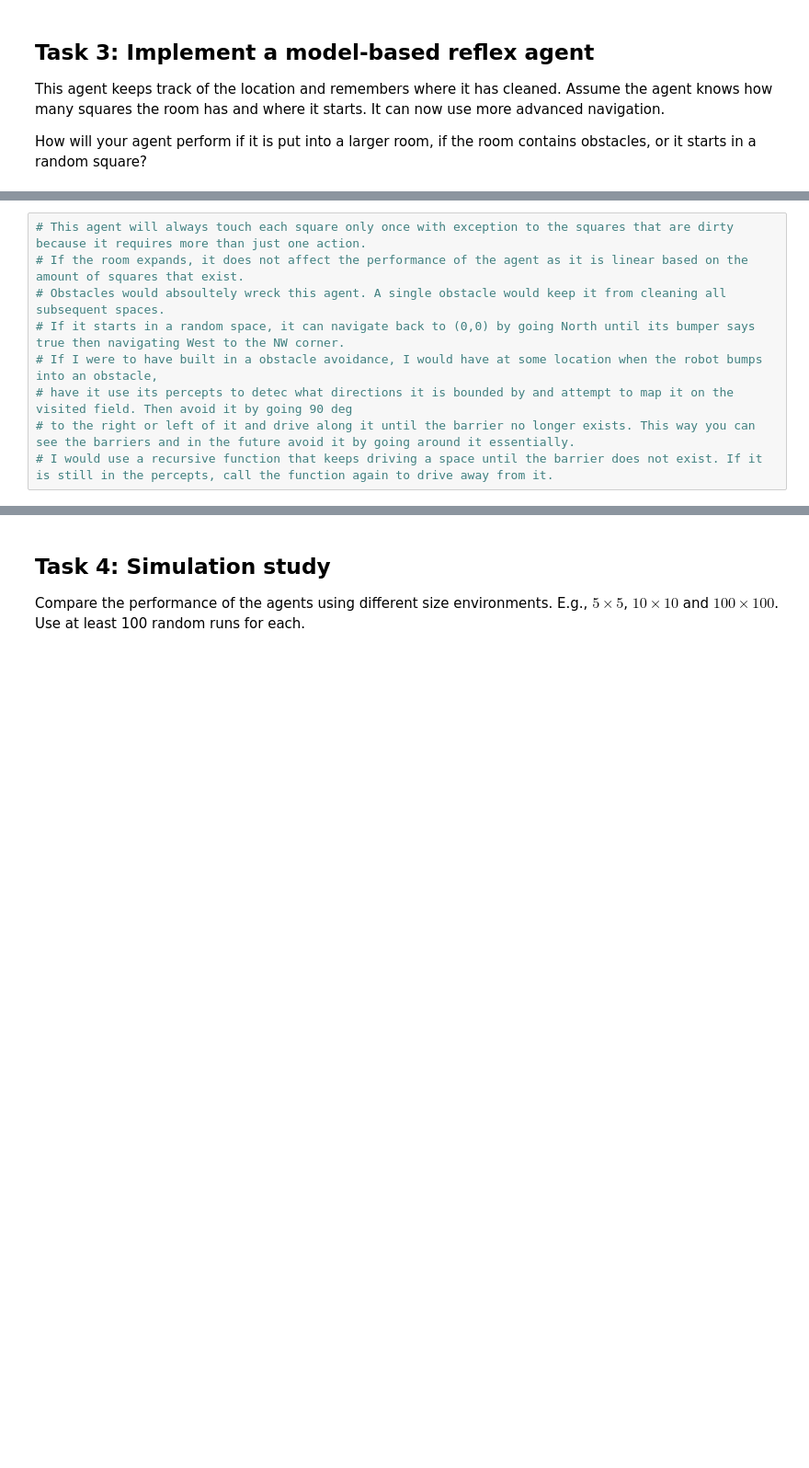
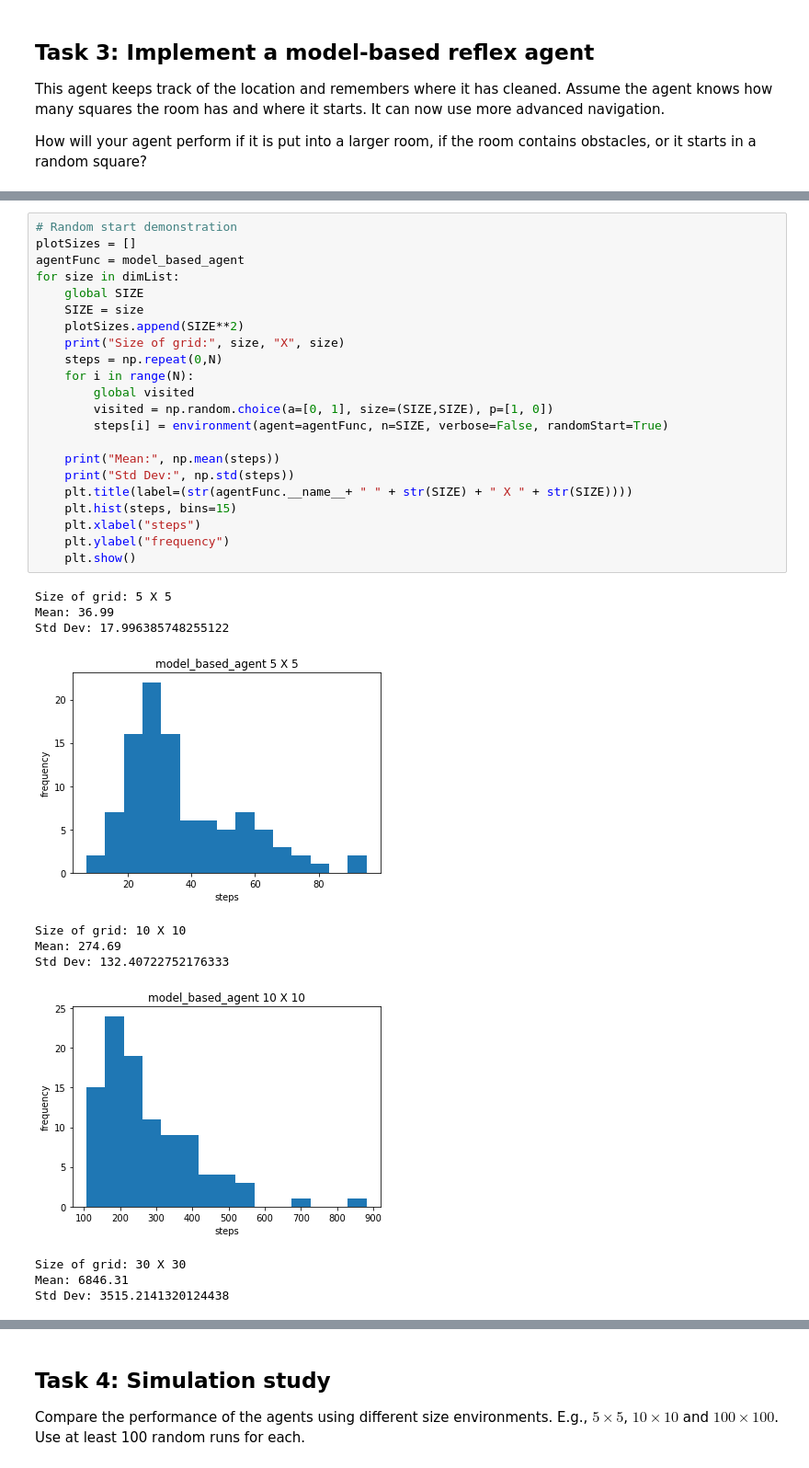
Before and after one commit to mitchmorrison2/CS7320-AI, a Jupyter notebook: Agents/simple_randomized_agent.ipynb, the cells around one changed output, grey strips where cells are left out. Shown at 92% size. Saved outputs shown, nothing was run; the diff lists cells and outputs as text; blank space fills up the shorter version.

```diff
--- a/Agents/simple_randomized_agent.ipynb
+++ b/Agents/simple_randomized_agent.ipynb
@@ -179,11 +204,36 @@ def model_based_agent(bumpers, dirty):
             nonvisitedRandom = random.choice(open)
             return nonvisitedRandom
-# %%
-# This agent will always touch each square only once with exception to the squares that are dirty because it requires more than just one action.
-# If the room expands, it does not affect the performance of the agent as it is linear based on the amount of squares that exist.
-# Obstacles would absoultely wreck this agent. A single obstacle would keep it from cleaning all subsequent spaces.
-# If it starts in a random space, it can navigate back to (0,0) by going North until its bumper says true then navigating West to the NW corner.
-# If I were to have built in a obstacle avoidance, I would have at some location when the robot bumps into an obstacle,
-# have it use its percepts to detec what directions it is bounded by and attempt to map it on the visited field. Then avoid it by going 90 deg
-# to the right or left of it and drive along it until the barrier no longer exists. This way you can see the barriers and in the future avoid it by going around it essentially.
-# I would use a recursive function that keeps driving a space until the barrier does not exist. If it is still in the percepts, call the function again to drive away from it.
+# %%
+# Random start demonstration
+plotSizes = []
+agentFunc = model_based_agent
+for size in dimList:
+    global SIZE
+    SIZE = size
+    plotSizes.append(SIZE**2)
+    print("Size of grid:", size, "X", size)
+    steps = np.repeat(0,N)
+    for i in range(N):
+        global visited
+        visited = np.random.choice(a=[0, 1], size=(SIZE,SIZE), p=[1, 0])
+        steps[i] = environment(agent=agentFunc, n=SIZE, verbose=False, randomStart=True)
+
+    print("Mean:", np.mean(steps))
+    print("Std Dev:", np.std(steps))
+    plt.title(label=(str(agentFunc.__name__+ " " + str(SIZE) + " X " + str(SIZE))))
+    plt.hist(steps, bins=15)
+    plt.xlabel("steps")
+    plt.ylabel("frequency")
+    plt.show()
+# %% [output]
+Size of grid: 5 X 5
+Mean: 36.99
+Std Dev: 17.996385748255122
+[figure, added]
+Size of grid: 10 X 10
+Mean: 274.69
+Std Dev: 132.40722752176333
+[figure, added]
+Size of grid: 30 X 30
+Mean: 6846.31
+Std Dev: 3515.2141320124438
```
Also changed, not shown: parts of 9 cells of this notebook.
